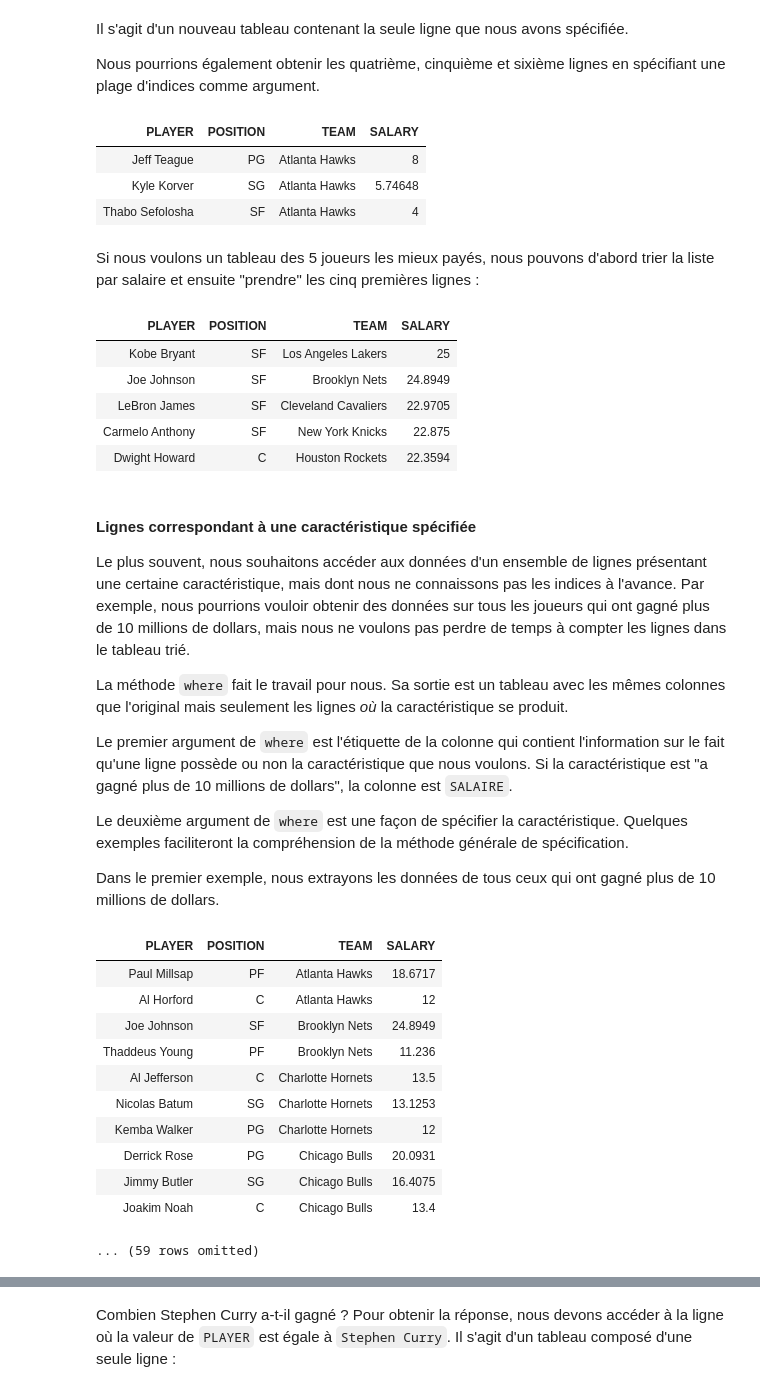
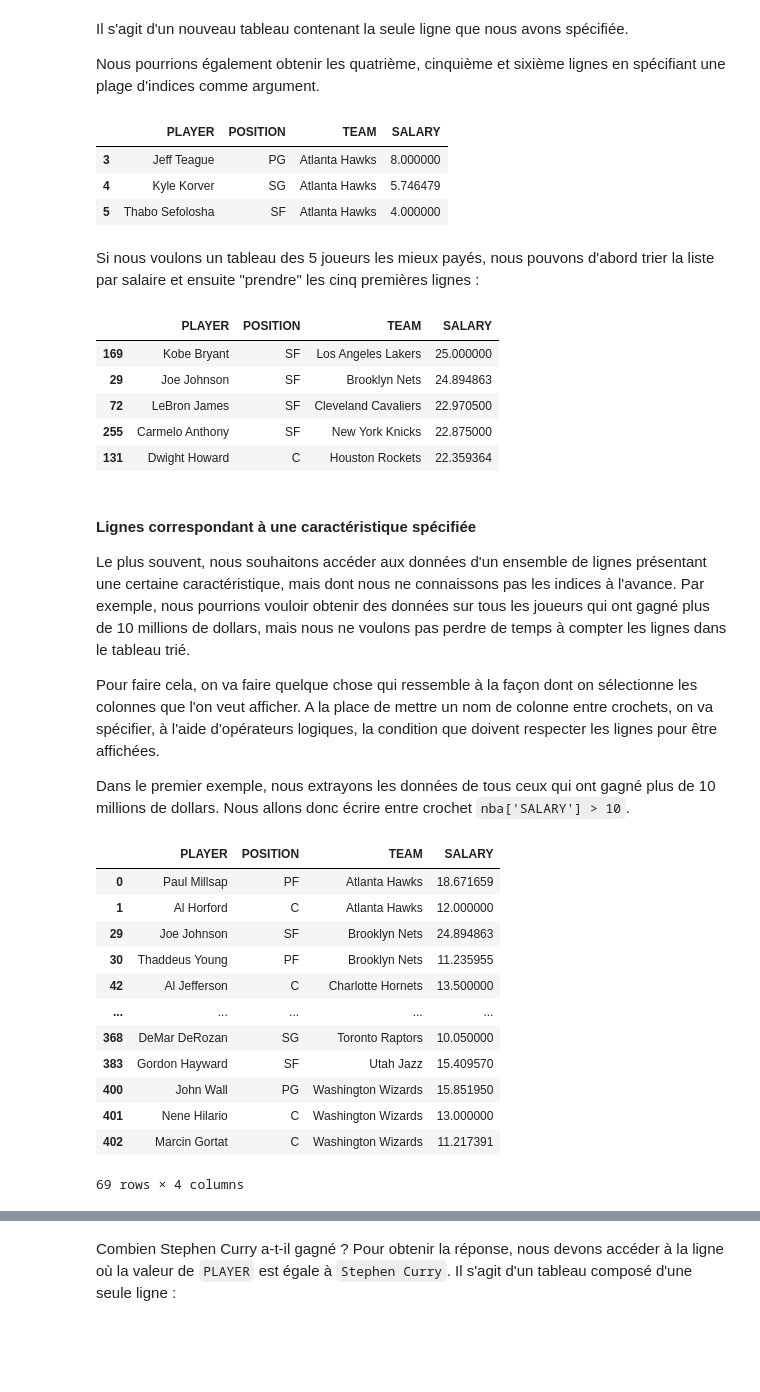
Before and after one commit to Thomas-Schatz/L1_Descartes_sciences_des_donnees, a Jupyter notebook: notes_de_cours/Séance1_CM.ipynb, the cells around one changed output, grey strips where cells are left out. Saved outputs shown, nothing was run; the diff lists cells and outputs as text; code cells hidden in the pictures; blank space fills up the shorter version.

```diff
--- a/notes_de_cours/Séance1_CM.ipynb
+++ b/notes_de_cours/Séance1_CM.ipynb
@@ -867,6 +882,6 @@ Pour ce faire, nous allons d'abord simplifier le libellé de la colonne des sala
 
 Cela permet de classer toutes les lignes du tableau par ordre *croissant* de salaire, le salaire le plus bas apparaissant en premier. Le résultat est un nouveau tableau avec les mêmes colonnes que l'original mais avec les lignes réarrangées.
 # %%
-nba = nba_salaries.relabeled("'15-'16 SALARY", 'SALARY')
-nba.sort('SALARY')
+nba = nba_salaries.rename(columns={"'15-'16 SALARY": 'SALARY'})
+nba.sort_values('SALARY')
 # %% [output]
@@ -891,3 +907,3 @@ Pour classer les lignes du tableau par ordre *décroissant* de salaire, nous dev
 # %%
-nba.sort('SALARY', descending=True)
+nba.sort_values('SALARY', ascending=False)
 # %% [output]
@@ -949,6 +960,3 @@ np.set_printoptions(threshold=50)
-# %%
-nba_salaries = Table.read_table(path_data + 'nba_salaries.csv')
-nba = nba_salaries.relabeled("'15-'16 SALARY", 'SALARY')
 # %% [markdown]
 #### Sélection des lignes spécifiées
 
@@ -982,47 +991,44 @@ Il s'agit d'un nouveau tableau contenant la seule ligne que nous avons spécifi
 
 Nous pourrions également obtenir les quatrième, cinquième et sixième lignes en spécifiant une plage d'indices comme argument.
 # %%
-nba.take(np.arange(3, 6))
+nba.iloc[np.arange(3, 6)]
 # %% [output]
-| PLAYER | POSITION | TEAM | SALARY |
-| Jeff Teague | PG | Atlanta Hawks | 8 |
-| Kyle Korver | SG | Atlanta Hawks | 5.74648 |
-| Thabo Sefolosha | SF | Atlanta Hawks | 4 |
+|  | PLAYER | POSITION | TEAM | SALARY |
+| 3 | Jeff Teague | PG | Atlanta Hawks | 8.000000 |
+| 4 | Kyle Korver | SG | Atlanta Hawks | 5.746479 |
+| 5 | Thabo Sefolosha | SF | Atlanta Hawks | 4.000000 |
 # %% [markdown]
 Si nous voulons un tableau des 5 joueurs les mieux payés, nous pouvons d'abord trier la liste par salaire et ensuite "prendre" les cinq premières lignes :
 # %%
-nba.sort('SALARY', descending=True).take(np.arange(5))
+nba.sort_values('SALARY', ascending=False).iloc[np.arange(5)]
 # %% [output]
-| PLAYER | POSITION | TEAM | SALARY |
-| Kobe Bryant | SF | Los Angeles Lakers | 25 |
-| Joe Johnson | SF | Brooklyn Nets | 24.8949 |
-| LeBron James | SF | Cleveland Cavaliers | 22.9705 |
-| Carmelo Anthony | SF | New York Knicks | 22.875 |
-| Dwight Howard | C | Houston Rockets | 22.3594 |
+|  | PLAYER | POSITION | TEAM | SALARY |
+| 169 | Kobe Bryant | SF | Los Angeles Lakers | 25.000000 |
+| 29 | Joe Johnson | SF | Brooklyn Nets | 24.894863 |
+| 72 | LeBron James | SF | Cleveland Cavaliers | 22.970500 |
+| 255 | Carmelo Anthony | SF | New York Knicks | 22.875000 |
+| 131 | Dwight Howard | C | Houston Rockets | 22.359364 |
 # %% [markdown]
 #### Lignes correspondant à une caractéristique spécifiée
 Le plus souvent, nous souhaitons accéder aux données d'un ensemble de lignes présentant une certaine caractéristique, mais dont nous ne connaissons pas les indices à l'avance. Par exemple, nous pourrions vouloir obtenir des données sur tous les joueurs qui ont gagné plus de 10 millions de dollars, mais nous ne voulons pas perdre de temps à compter les lignes dans le tableau trié.
 
-La méthode `where` fait le travail pour nous. Sa sortie est un tableau avec les mêmes colonnes que l'original mais seulement les lignes *où* la caractéristique se produit.
+Pour faire cela, on va faire quelque chose qui ressemble à la façon dont on sélectionne les colonnes que l'on veut afficher. A la place de mettre un nom de colonne entre crochets, on va spécifier, à l'aide d'opérateurs logiques, la condition que doivent respecter les lignes pour être affichées.
 
-Le premier argument de `where` est l'étiquette de la colonne qui contient l'information sur le fait qu'une ligne possède ou non la caractéristique que nous voulons. Si la caractéristique est "a gagné plus de 10 millions de dollars", la colonne est `SALAIRE`.
-
-Le deuxième argument de `where` est une façon de spécifier la caractéristique. Quelques exemples faciliteront la compréhension de la méthode générale de spécification.
-
-Dans le premier exemple, nous extrayons les données de tous ceux qui ont gagné plus de 10 millions de dollars.
+Dans le premier exemple, nous extrayons les données de tous ceux qui ont gagné plus de 10 millions de dollars. Nous allons donc écrire entre crochet `nba['SALARY'] > 10`.
 # %%
-nba.where('SALARY', are.above(10))
+nba[nba['SALARY'] > 10]
 # %% [output]
-| PLAYER | POSITION | TEAM | SALARY |
-| Paul Millsap | PF | Atlanta Hawks | 18.6717 |
-| Al Horford | C | Atlanta Hawks | 12 |
-| Joe Johnson | SF | Brooklyn Nets | 24.8949 |
-| Thaddeus Young | PF | Brooklyn Nets | 11.236 |
-| Al Jefferson | C | Charlotte Hornets | 13.5 |
-| Nicolas Batum | SG | Charlotte Hornets | 13.1253 |
-| Kemba Walker | PG | Charlotte Hornets | 12 |
-| Derrick Rose | PG | Chicago Bulls | 20.0931 |
-| Jimmy Butler | SG | Chicago Bulls | 16.4075 |
-| Joakim Noah | C | Chicago Bulls | 13.4 |
+|  | PLAYER | POSITION | TEAM | SALARY |
+| 0 | Paul Millsap | PF | Atlanta Hawks | 18.671659 |
+| 1 | Al Horford | C | Atlanta Hawks | 12.000000 |
+| 29 | Joe Johnson | SF | Brooklyn Nets | 24.894863 |
+| 30 | Thaddeus Young | PF | Brooklyn Nets | 11.235955 |
+| 42 | Al Jefferson | C | Charlotte Hornets | 13.500000 |
+| ... | ... | ... | ... | ... |
+| 368 | DeMar DeRozan | SG | Toronto Raptors | 10.050000 |
+| 383 | Gordon Hayward | SF | Utah Jazz | 15.409570 |
+| 400 | John Wall | PG | Washington Wizards | 15.851950 |
+| 401 | Nene Hilario | C | Washington Wizards | 13.000000 |
+| 402 | Marcin Gortat | C | Washington Wizards | 11.217391 |
-... (59 rows omitted)
+69 rows × 4 columns
 # %% [markdown]
```
Also changed, not shown: parts of 33 cells of this notebook.
